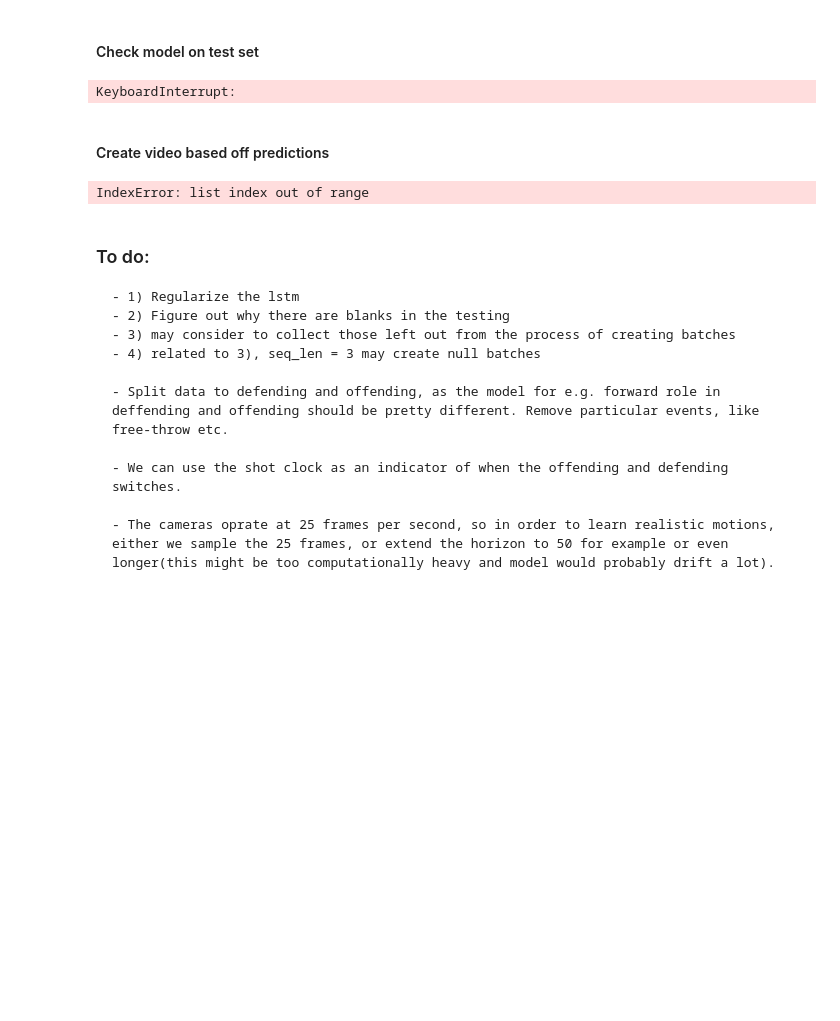
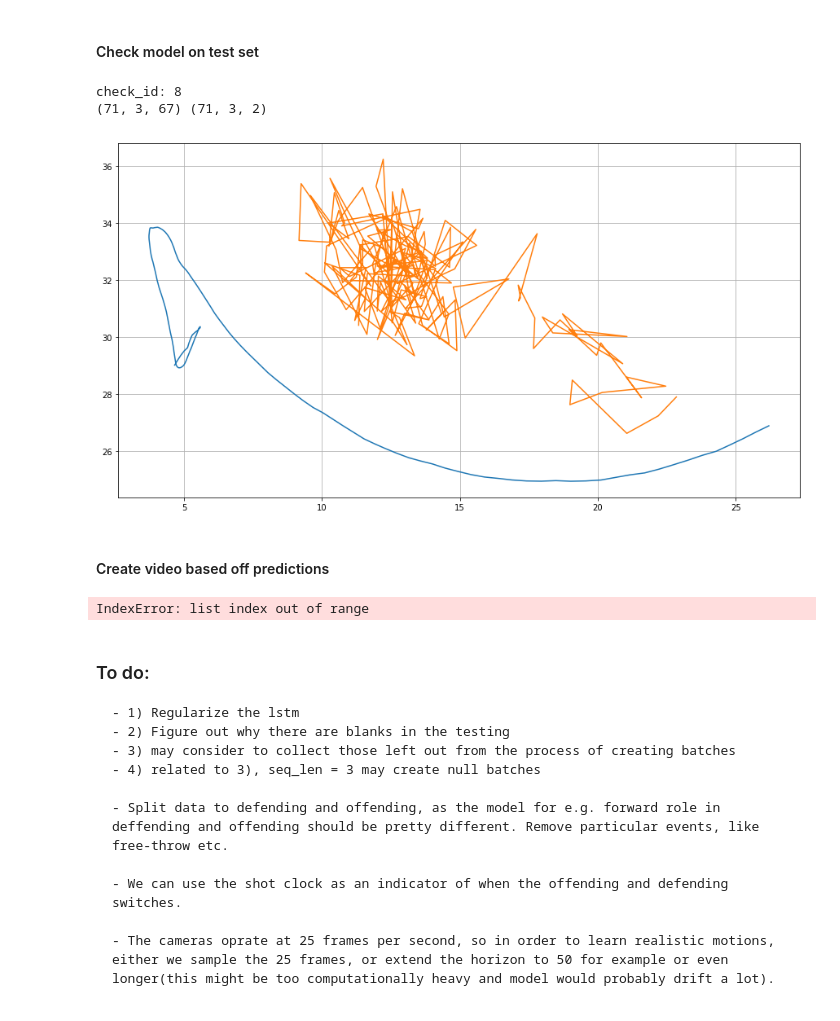
Before and after one commit to samshipengs/Coordinated-Multi-Agent-Imitation-Learning, a Jupyter notebook: code/ImitationLearningHorizon.ipynb, the cells around one changed output. Saved outputs shown, nothing was run; the diff lists cells and outputs as text; code cells hidden in the pictures; blank space fills up the shorter version.

```diff
--- a/code/ImitationLearningHorizon.ipynb
+++ b/code/ImitationLearningHorizon.ipynb
@@ -285,7 +298,7 @@ single_game[2].shape
 # %% [markdown]
 #### Create train and test set
 # %%
-p = 0.9 # train percentage
+p = 0.8 # train percentage
 divider = int(len(single_game)*p)
 train_game, test_game = single_game[:divider], single_game[divider:]
 train_target, test_target = game_target[:divider], game_target[divider:]
@@ -299,19 +312,19 @@ logs_path = './train_logs/'
 
 # hyper-parameters
 num_layers = 2
-state_size = 256
+state_size = 128
 batch_size = 64
-dimx = 210
+dimx = 67
 dimy = 2
 n_epochs = 1000
 learning_rate = 0.001
 
 # lstm cells
 lstm1 = tf.contrib.rnn.BasicLSTMCell(state_size, forget_bias=1.)
-# lstm1 = tf.nn.rnn_cell.DropoutWrapper(lstm1, output_keep_prob=0.8)
+lstm1 = tf.nn.rnn_cell.DropoutWrapper(lstm1, output_keep_prob=0.8)
 
 lstm2 = tf.contrib.rnn.BasicLSTMCell(state_size, forget_bias=1.)
-# lstm2 = tf.nn.rnn_cell.DropoutWrapper(lstm2, output_keep_prob=0.8)
+lstm2 = tf.nn.rnn_cell.DropoutWrapper(lstm2, output_keep_prob=0.8)
 
 lstm_cell = tf.contrib.rnn.MultiRNNCell([lstm1, lstm2])
 
@@ -347,12 +360,12 @@ with tf.name_scope('MSEloss'):
     # l2 weight loss
 #     regularization_cost = tf.reduce_sum([tf.nn.l2_loss(v) for v in tv])
     # l1 loss
-    l1_regularizer = tf.contrib.layers.l1_regularizer(scale=0.005, scope=None)
-    regularization_cost = tf.contrib.layers.apply_regularization(l1_regularizer, tv)
+#     l1_regularizer = tf.contrib.layers.l1_regularizer(scale=0.005, scope=None)
+#     regularization_cost = tf.contrib.layers.apply_regularization(l1_regularizer, tv)
 
-    loss = tf.losses.mean_squared_error(Y, pred) + regularization_cost
+#     loss = tf.losses.mean_squared_error(Y, pred) + regularization_cost
     # no weight loss
-#     loss = tf.losses.mean_squared_error(Y, pred)
+    loss = tf.losses.mean_squared_error(Y, pred)
 with tf.name_scope('Adam'):
     # optimzier
     opt = tf.train.AdamOptimizer(learning_rate).minimize(loss)
@@ -379,7 +392,7 @@ valid_writer = tf.summary.FileWriter(logs_path+'/valid'+train_time, graph=tf.get
 # start training
 printn = int(1e2)
 # horizon = [2, 4, 8, 12, 16, 20, 25]
-horizon = range(2, 25)
+horizon = range(2, 50)
 t_int = time.time()
 train_step = 0
 valid_step = 0
@@ -500,38 +513,40 @@ check_id: 38
 # %% [markdown]
 #### Check model on test set
 # %%
-check_seq_len = 24
+check_seq_len = 3
 
 # use while loop to make sure the
 present = 0
 while present == 0:
     check_ind = np.random.randint(0, len(test_game)-1)
     # check_ind = 0
 #     print('check_id:', check_ind)
     input_x = copy.deepcopy(get_sequences(test_game[check_ind], check_seq_len, dimx))
 #     print('input x shape >>>', input_x.shape)
     output_y = copy.deepcopy(get_sequences(test_target[check_ind], check_seq_len, dimy))
     if input_x.shape[0] >= batch_size:
         print('check_id:', check_ind)
         present += 1
 
 pred = []
 y_train = []
 order_x = []
 print(input_x.shape, output_y.shape)
 for batch in iterate_minibatches(input_x, output_y, batch_size, shuffle=False):
     input_xi, output_yi = batch
     p = sess.run([output], feed_dict={X: input_xi, h:check_seq_len})#, Y: train_yi, h:2})
     pred.append(p)
     order_x.append(input_xi)
     y_train.append(output_yi)
 pred_train = np.array(pred).reshape(-1,2)
 y_train = np.array(y_train).reshape(-1,2)
 plt.figure(figsize=(15,8))
 plt.plot(y_train[:,0], y_train[:,1], pred_train[:, 0], pred_train[:, 1])
 plt.grid(True)
 # %% [output]
-KeyboardInterrupt:
+check_id: 8
+(71, 3, 67) (71, 3, 2)
+[figure, added]
 # %% [markdown]
 #### Create video based off predictions
 # %%
```
Also changed, not shown: parts of 18 cells of this notebook, 1 other file.
